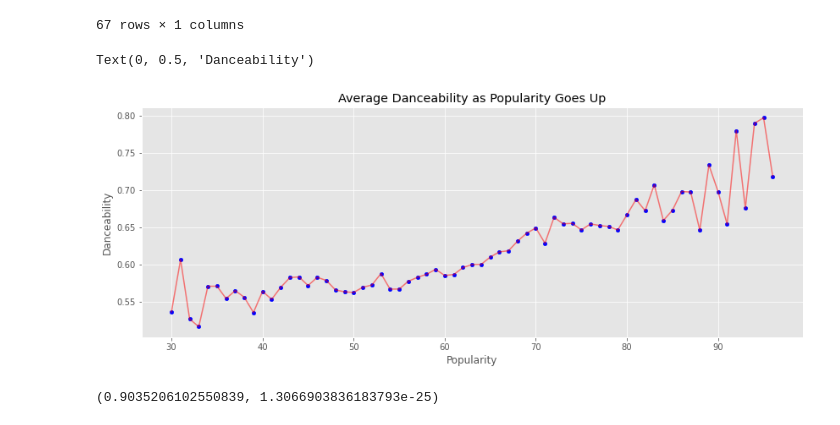
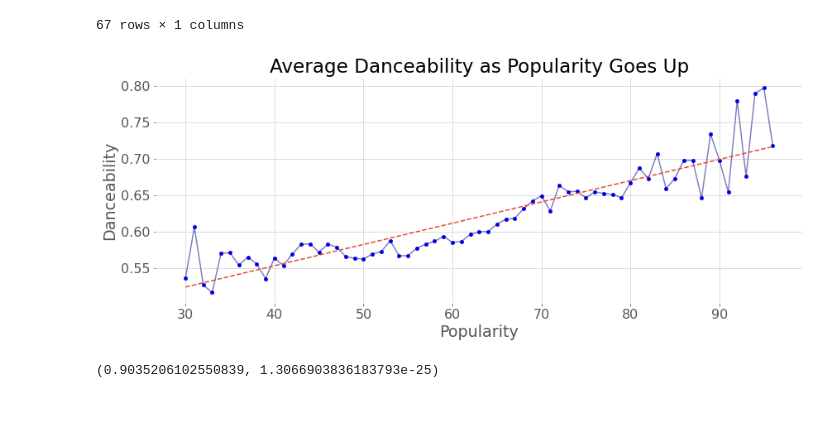
Before and after one commit to ATLas278/SpotifyDanceabillity, a Jupyter notebook: spotify_1.ipynb, the cells around one changed output. Drawn from its saved outputs; the diff is of its cells as text; code cells hidden in the pictures.

Commit message:
readme and cleaning graphs

```diff
--- a/spotify_1.ipynb
+++ b/spotify_1.ipynb
@@ -2,10 +2,15 @@
 import pandas as pd
 import numpy as np
 import matplotlib.pyplot as plt
+
 from scipy import stats
 
 %matplotlib inline
 plt.style.use('ggplot')
+plt.rcParams.update({'font.size': 16})
+plt.rcParams['savefig.dpi'] = 200
+plt.rcParams['axes.facecolor'] = 'white'
+plt.rcParams['grid.color'] = 'lightgrey'
 # %%
 df = pd.read_csv('data/data.csv')
 millenial_df = df[(df['year'] >= 2010) & (df['year'] <= 2021)].sort_values(by='danceability')
@@ -103,14 +108,14 @@ avg_dance
 # %%
 fig, ax = plt.subplots(figsize=(14,5),squeeze=True)
 
-ax.plot(avg_dance.index, avg_dance.danceability,color='red',alpha=0.5)
+ax.plot(avg_dance.index, avg_dance.danceability,color='navy',alpha=0.5)
 ax.scatter(avg_dance.index, avg_dance.danceability,color='blue',s=20)
 ax.set_title('Average Danceability as Popularity Goes Up')
 ax.set_xlabel('Popularity')
 ax.set_ylabel('Danceability')
+plt.plot(np.unique(avg_dance.index), np.poly1d(np.polyfit(avg_dance.index, avg_dance.danceability, 1))(np.unique(avg_dance.index)),linestyle='--');
 # %% [output]
-Text(0, 0.5, 'Danceability')
-[figure, old version]
+[figure, new version]
 # %%
 r,p = stats.pearsonr(avg_dance.index, avg_dance.danceability)
 r,p
```
Also changed, not shown: parts of 20 cells of this notebook, 1 other file.
